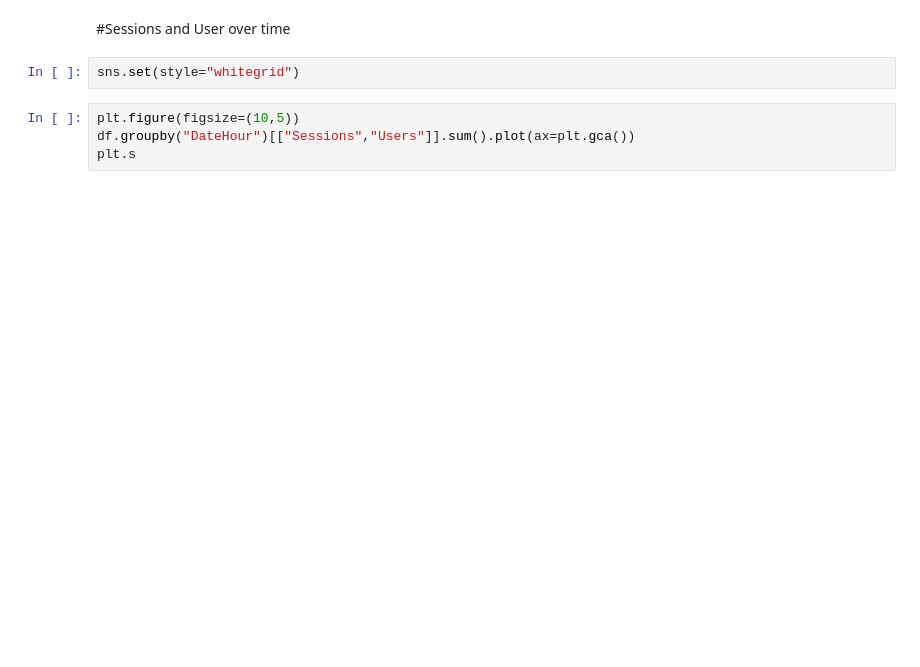
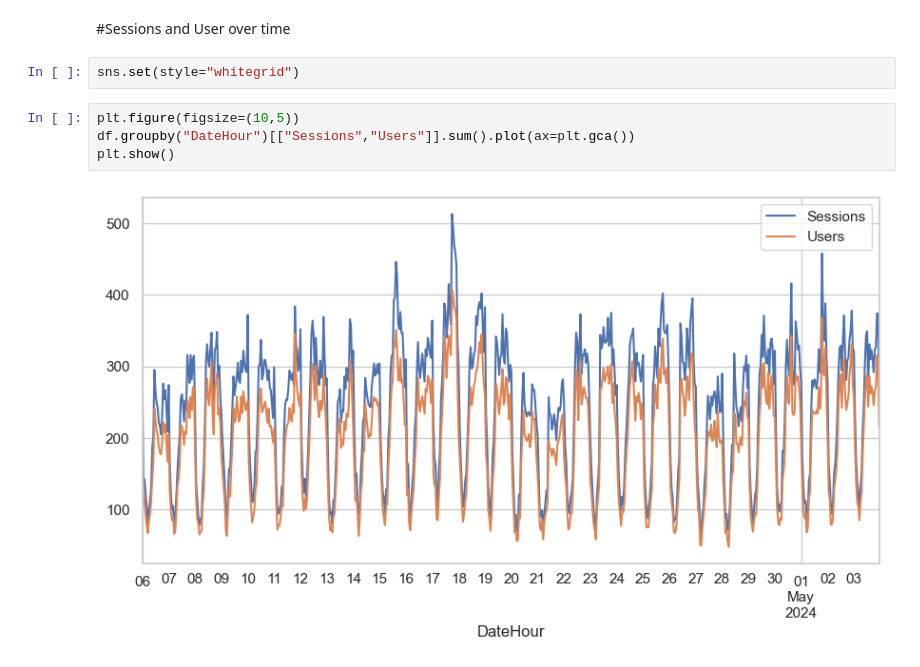
Before and after one commit to Shrilesh-Dhobale/Website-Data-Analysis, a Jupyter notebook: website performance analysis.ipynb, the cells around one changed output. Saved outputs shown, nothing was run; the diff lists cells and outputs as text; blank space fills up the shorter version.

```diff
--- a/website performance analysis.ipynb
+++ b/website performance analysis.ipynb
@@ -109,4 +109,6 @@ sns.set(style="whitegrid")
 # %%
 plt.figure(figsize=(10,5))
 df.groupby("DateHour")[["Sessions","Users"]].sum().plot(ax=plt.gca())
-plt.s
+plt.show()
+# %% [output]
+[figure, added]
```
